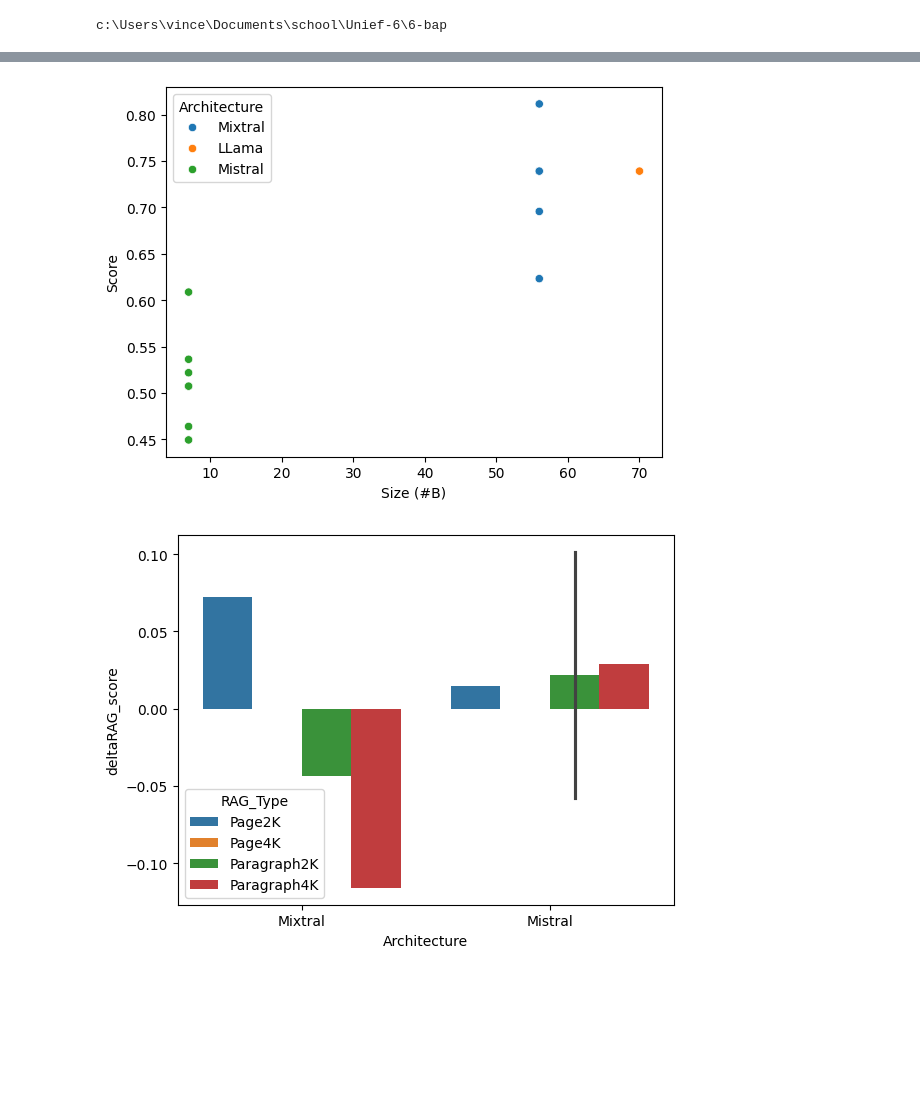
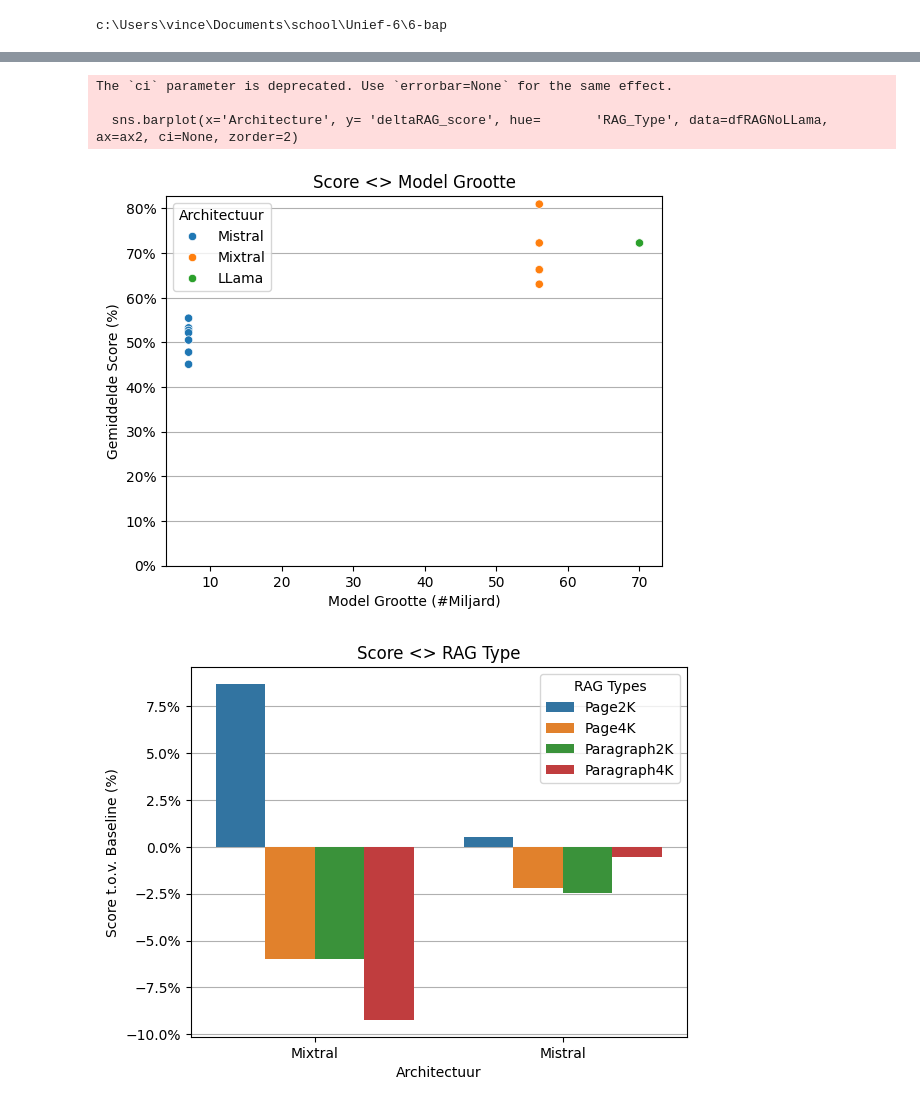
Before and after one commit to centmeteenvin/6-bap, a Jupyter notebook: chatbot_domain/scripts/data_analysis.ipynb, the cells around one changed output, grey strips where cells are left out. Saved outputs shown, nothing was run; the diff lists cells and outputs as text; code cells hidden in the pictures; blank space fills up the shorter version.

Commit message:
Extra test Runs

```diff
--- a/chatbot_domain/scripts/data_analysis.ipynb
+++ b/chatbot_domain/scripts/data_analysis.ipynb
@@ -85,23 +94,86 @@ print(data)
+# %%
+localDF = createDataFrameBase()
+runDirs = ['./scores/30-04-2024-0', "./scores/01-05-2024-0"] # Local Model tests
+for dir in runDirs:
+    localDF = scanRunDir(dir, localDF)
+localDF = calculateDeltaRAG(localDF)
+
+gpt3RAGDF  = createDataFrameBase()
+runDirs = ['./scores/03-05-2024-1'] # GPT 3 window tests
+for dir in runDirs:
+    gpt3RAGDF = scanRunDir(dir, gpt3RAGDF)
+gpt3RAGDF = calculateDeltaRAG(gpt3RAGDF)
+
+remoteDF = createDataFrameBase()
+runDirs = ['./scores/04-05-2024-0', './scores/04-05-2024-1']
+for dir in runDirs:
+    remoteDF = scanRunDir(dir, remoteDF)
 # %%
 import matplotlib.pyplot as plt
 import matplotlib.lines as lines
+import matplotlib.ticker as mtick
+from matplotlib.axes import Axes
+
 import numpy as np
 import seaborn as sns
-
+hue_order = ['Mistral', 'Mixtral', 'LLama']
 fig1, ax1 = plt.subplots()
-sns.scatterplot(x='Size (#B)', y='Score', hue='Architecture', data=data, ax=ax1)
+ax1 : Axes
+sns.scatterplot(x='Size (#B)', y='Score', hue='Architecture', data=localDF, ax=ax1, zorder=3, hue_order=hue_order)
+ax1.set_xlabel('Model Grootte (#Miljard)')
+ax1.set_ylabel('Gemiddelde Score (%)')
+ax1.set_title('Score <> Model Grootte')
+ax1.legend(loc='upper left', title= 'Architectuur')
+ax1.yaxis.set_major_formatter(mtick.PercentFormatter(1.0))
+ax1.set_ylim(ymin=0)
+ax1.grid(zorder=1, axis='y')
 fig2, ax2 = plt.subplots()
-dfRAGNoLLama = data[(data['RAG_Type'] != 'None') & (data['Architecture'] != 'LLama')]
+ax2 : Axes
+dfRAGNoLLama = localDF[(localDF['RAG_Type'] != 'None') & (localDF['Architecture'] != 'LLama')]
 ind = np.arange(len(dfRAGNoLLama['Architecture'].unique()))
 for i, ragType in enumerate(dfRAGNoLLama['RAG_Type'].unique()):
     values = [dfRAGNoLLama[(dfRAGNoLLama['Architecture'] == architecture) & (dfRAGNoLLama['RAG_Type'] == ragType)]['deltaRAG_score'] for architecture in dfRAGNoLLama['Architecture'].unique()]
 
-sns.barplot(x='Architecture', y= 'deltaRAG_score', hue=	'RAG_Type', data=dfRAGNoLLama, ax=ax2)
+sns.barplot(x='Architecture', y= 'deltaRAG_score', hue=	'RAG_Type', data=dfRAGNoLLama, ax=ax2, ci=None, zorder=2)
+ax2.legend(title= 'RAG Types')
+ax2.set_xlabel('Architectuur')
+ax2.set_ylabel('Score t.o.v. Baseline (%)')
+ax2.set_title('Score <> RAG Type')
+ax2.yaxis.set_major_formatter(mtick.PercentFormatter(1.0))
+ax2.yaxis.grid(zorder=1)
+
+# ax2.add_line(lines.Line2D([0, 4096], [0, 0]))
+fig3, ax3 = plt.subplots()
+ax3: Axes
+dfArchitectureOnly = localDF[(localDF['RAG_Type'] == 'None')]
+sns.scatterplot(x='Size (#B)', y='RunTime', hue='Name', data=dfArchitectureOnly, ax=ax3, zorder=2, hue_order=['mistral7B', 'mistral7B-ft', 'mixtral8x7B', 'llama-3-70B'], palette=['C0', 'C3', 'C1', 'C2'])
+ax3.legend(title='Model Type')
+ax3.set_xlabel('Modelgrootte (#Miljard)')
+ax3.set_ylabel('Gemiddelde Testtijd (s)')
+ax3.set_title('Testtijd <> Modelgrootte')
+ax3.grid(zorder=1)
+ax3.set_ylim(ymin=0)
 
 
+fig4, ax4 = plt.subplots()
+ax4: Axes
 
-# ax2.add_line(lines.Line2D([0, 4096], [0, 0]))
+dfMistralNoFT = localDF[(localDF['Architecture'] == 'Mistral') & ~localDF['Name'].str.contains('ft')]
+dfMixtral = localDF[localDF['Architecture'] == 'Mixtral']
+dfGPT3_5 = localDF[localDF['Architecture'] == 'GPT-3.5-Turbo']
+dfMisxtral = pd.concat([dfMixtral, dfMistralNoFT, dfGPT3_5])
+sns.scatterplot(x='RAG_Window', y='RunTime', hue='Architecture', data=dfMisxtral, ax=ax4, zorder=2, hue_order = ['Mistral', 'Mixtral'])
+ax4.legend(title='Architectuur')
+ax4.set_xlabel('RAG-window Grootte (#Woorden)')
+ax4.set_ylabel('Gemiddelde Testtijd (s)')
+ax4.set_title('Testtijd <> RAG-window Grootte')
+ax4.grid(zorder=1)
+ax4.set_ylim(ymin=0)
+
 plt.show()
 # %% [output]
+The `ci` parameter is deprecated. Use `errorbar=None` for the same effect.
+
+  sns.barplot(x='Architecture', y= 'deltaRAG_score', hue=       'RAG_Type', data=dfRAGNoLLama, ax=ax2, ci=None, zorder=2)
-[figure, old version]
+[figure, new version]
-[figure, old version]
+[figure, new version]
```
Also changed, not shown: parts of 4 cells of this notebook, 33 other files.
